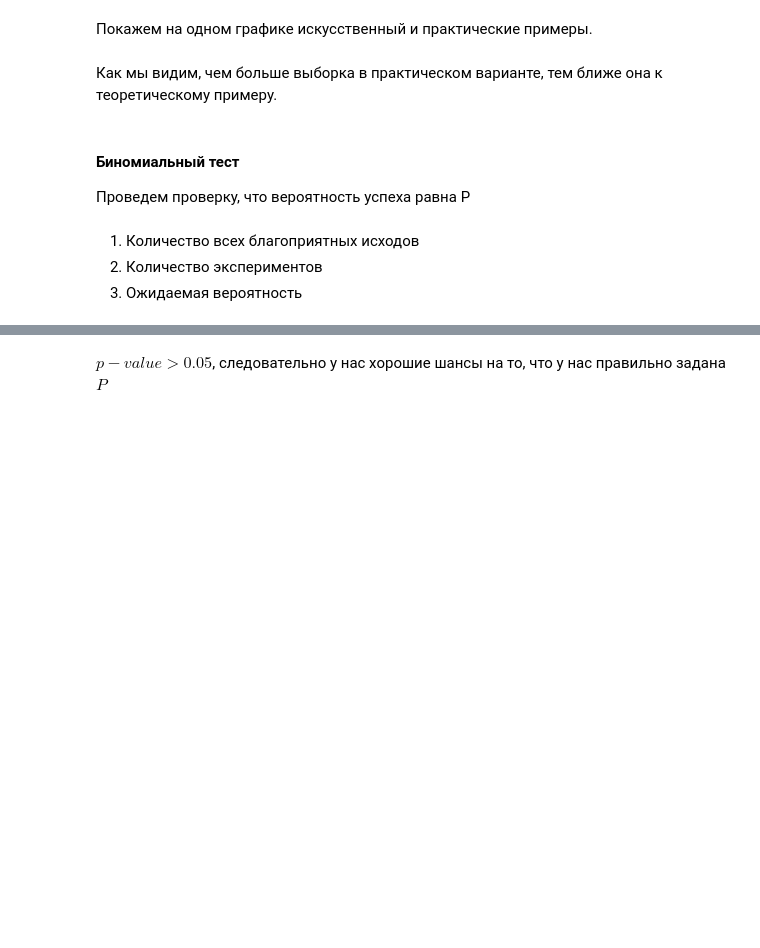
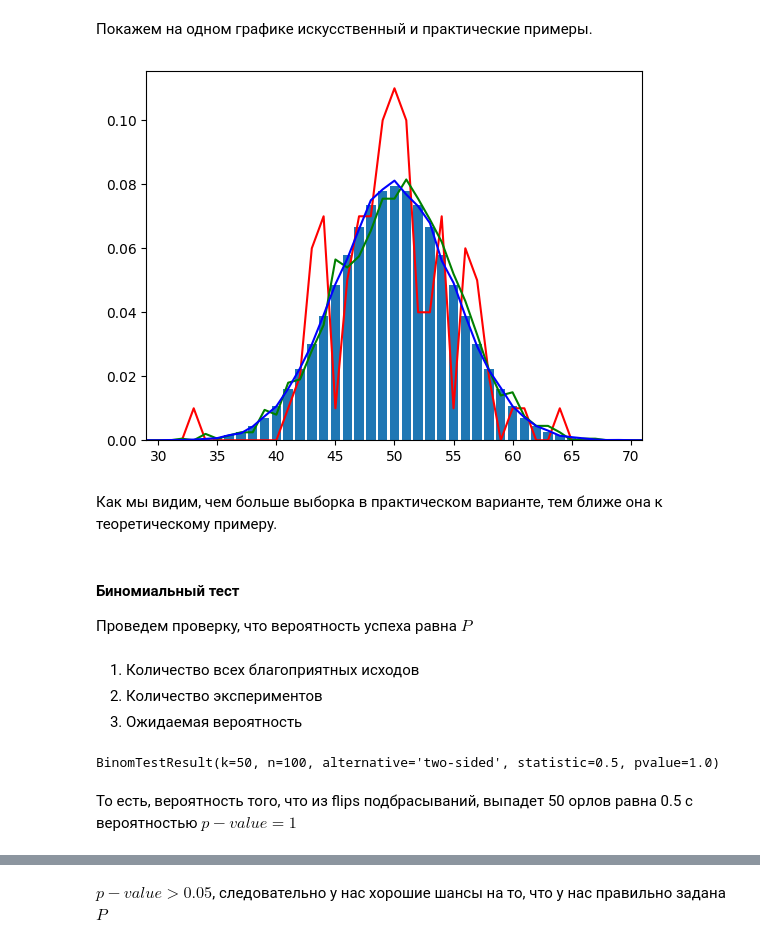
Before and after one commit to funcid/data-science, a Jupyter notebook: 05. Мат. ожидание, дисперсия, корреляция, ковариация.ipynb, the cells around one changed output, grey strips where cells are left out. Saved outputs shown, nothing was run; the diff lists cells and outputs as text; code cells hidden in the pictures; blank space fills up the shorter version.

```diff
--- a/05. Мат. ожидание, дисперсия, корреляция, ковариация.ipynb
+++ b/05. Мат. ожидание, дисперсия, корреляция, ковариация.ipynb
@@ -109,52 +116,63 @@ plt.show()
 def generate(N):
     values = []
 
-    # проводим count выборов k событий из Ω
-    # выходит, что общее кол-во событий будет D * N
-    for i in range(D):
-
-        value = random.choices(Ω, k = N).count(A[0])
+    for i in range(N):
+        value = random.choices(Ω, k = flips).count(A[0])
         values.append(value)
 
-    return values
+    return np.array(values)
 
-def practical(N):
-    values = generate(N)
-    bins = np.linspace(min(values), max(values), num = D)
+def practical(repeats):
 
-    counter = Counter(np.digitize(values, bins))
-    oredered = OrderedDict(sorted(counter.items(), key = lambda t: t[0]))
+    values = np.arange(repeats)
+    probabilities = generate(repeats)
 
-    counts = np.array(list(oredered.values()))
+    dictionary = dict(zip(values, [0] * N))
 
-    return oredered.keys(), counts
+    for i in probabilities:
+        dictionary[int(i)] = dictionary.get(int(i), 0) + 1 / repeats
 
-def add_graph(N, color):
+    return dictionary.keys(), np.array(list(dictionary.values()))
 
-    values, probabilities = practical(N)
+def add_graph(repeats, color):
 
-    plt.plot(values, probabilities / N, color = color)
+    values, probabilities = practical(repeats)
+
+    plt.plot(values, probabilities, color = color)
 
     return values, probabilities
 # %% [markdown]
 Покажем на одном графике искусственный и практические примеры.
 # %%
-add_graph(N, color = 'red')
-add_graph(N * 10, color = 'green')
-add_graph(N * 100, color = 'blue')
-experimental()
+add_graph(100, color = 'red')
+add_graph(2_000, color = 'green')
+add_graph(50_000, color = 'blue')
 
+experimental(N, D)
+
+# устанавливаем интервал отрисовки по крайним значениями
+# теоретического биномиального распределения
+plt.xlim([
+    sps.binom.ppf(o, N, P),
+    sps.binom.ppf(1 - o, N, P)
+])
 plt.show()
+# %% [output]
+[figure, added]
 # %% [markdown]
 Как мы видим, чем больше выборка в практическом варианте, тем ближе она к теоретическому примеру.
 # %% [markdown]
 #### Биномиальный тест
 
-Проведем проверку, что вероятность успеха равна P
+Проведем проверку, что вероятность успеха равна $P$
 # %% [markdown]
 1. Количество всех благоприятных исходов
 2. Количество экспериментов
 3. Ожидаемая вероятность
 # %%
-sps.binomtest(50, 100, 0.5)
+sps.binomtest(50, flips, 0.5)
+# %% [output]
+BinomTestResult(k=50, n=100, alternative='two-sided', statistic=0.5, pvalue=1.0)
+# %% [markdown]
+То есть, вероятность того, что из flips подбрасываний, выпадет 50 орлов равна 0.5 с вероятностью $p-value = 1$
 # %%
```
Also changed, not shown: parts of 4 cells of this notebook.
